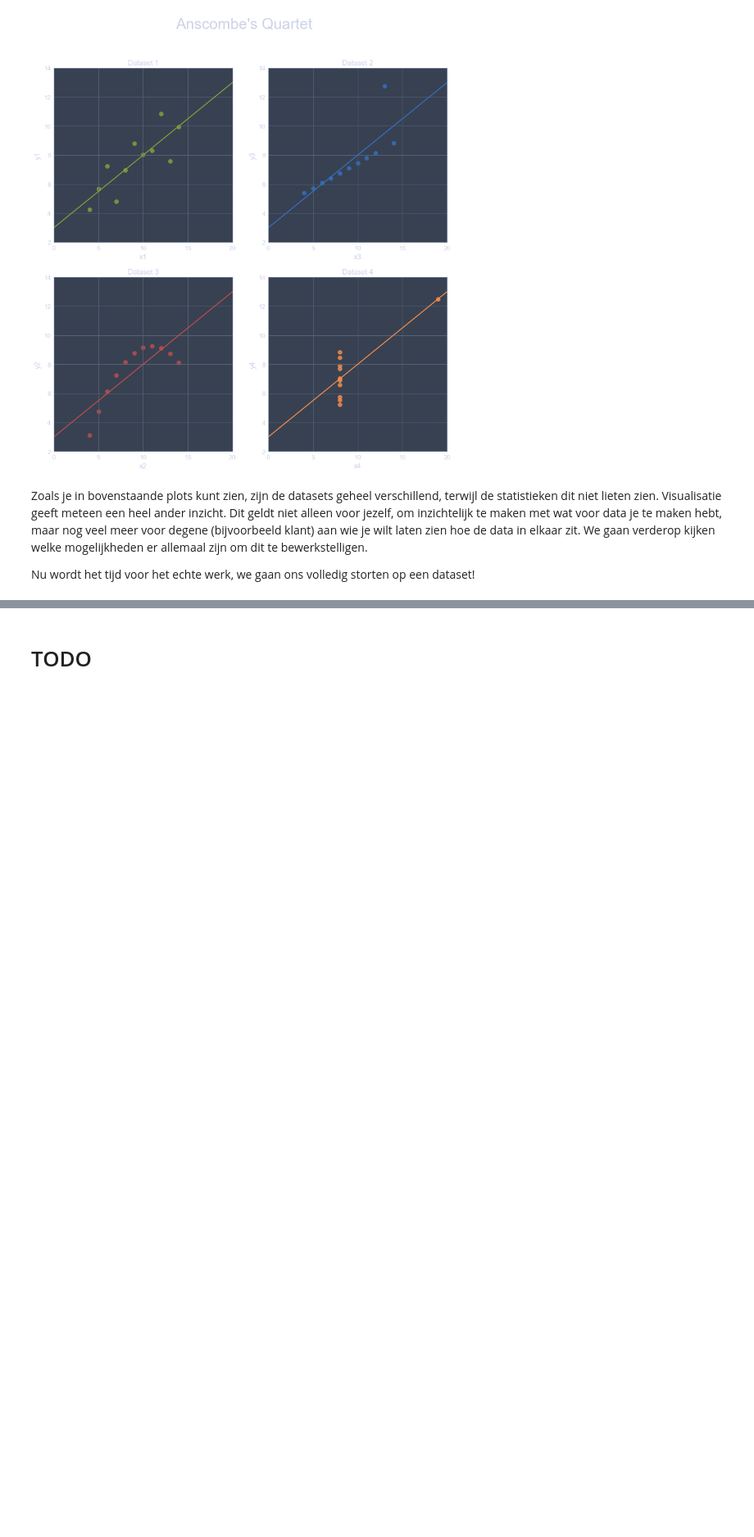
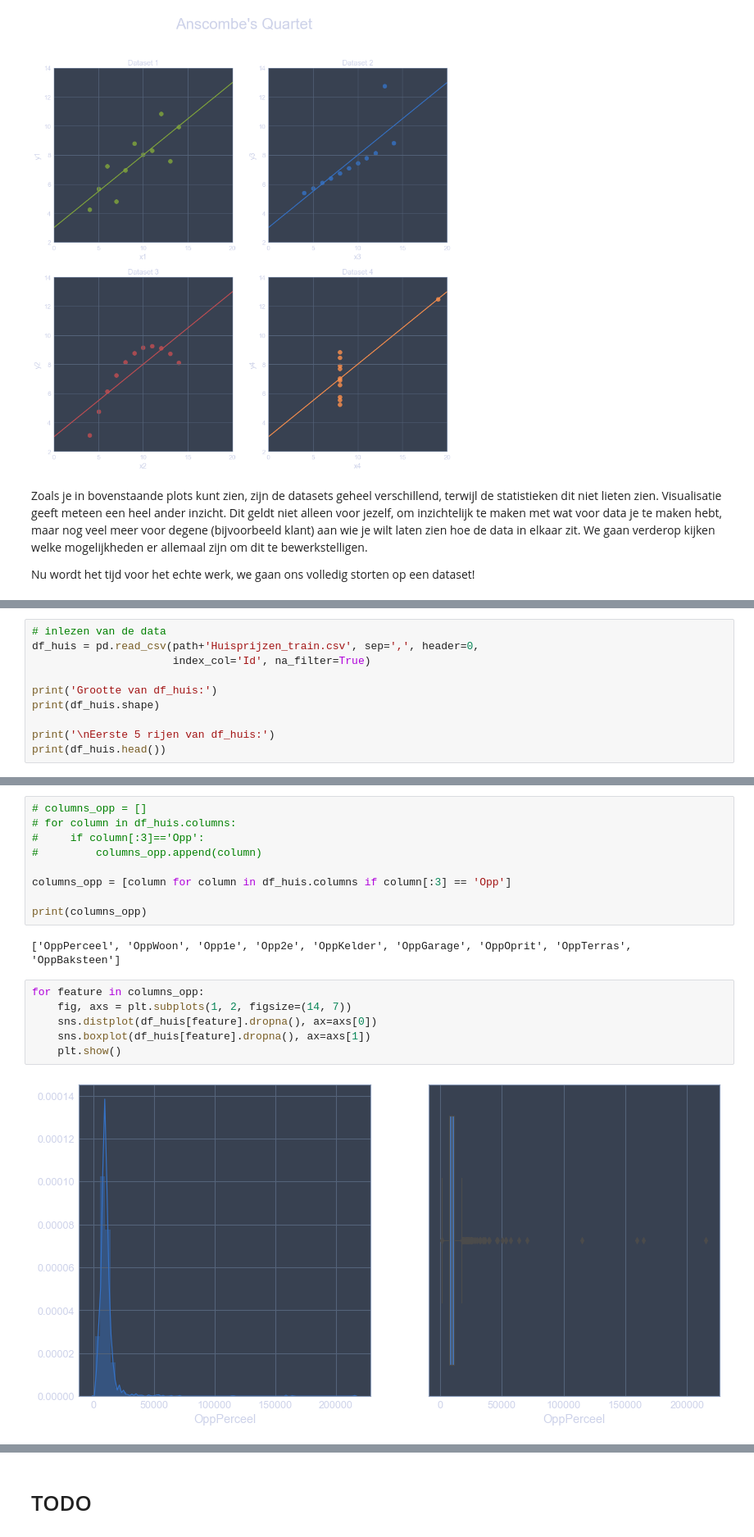
Before and after one commit to pvdwijdeven/Magion, a Jupyter notebook: SIG ML intro.ipynb, the cells around one changed output, grey strips where cells are left out. Shown at 82% size. Drawn from its saved outputs; the diff is of its cells as text; blank space fills up the shorter version.

```diff
--- a/SIG ML intro.ipynb
+++ b/SIG ML intro.ipynb
@@ -228,0 +241,10 @@ Je kunt de originele (volledige) dataset + competitie [hier](https://www.kaggle.
+# %%
+# inlezen van de data
+df_huis = pd.read_csv(path+'Huisprijzen_train.csv', sep=',', header=0,
+                      index_col='Id', na_filter=True)
+
+print('Grootte van df_huis:')
+print(df_huis.shape)
+
+print('\nEerste 5 rijen van df_huis:')
+print(df_huis.head())
@@ -228,0 +332,19 @@ Je kunt de originele (volledige) dataset + competitie [hier](https://www.kaggle.
+# %%
+# columns_opp = []
+# for column in df_huis.columns:
+#     if column[:3]=='Opp':
+#         columns_opp.append(column)
+
+columns_opp = [column for column in df_huis.columns if column[:3] == 'Opp']
+
+print(columns_opp)
+# %% [output]
+['OppPerceel', 'OppWoon', 'Opp1e', 'Opp2e', 'OppKelder', 'OppGarage', 'OppOprit', 'OppTerras', 'OppBaksteen']
+# %%
+for feature in columns_opp:
+    fig, axs = plt.subplots(1, 2, figsize=(14, 7))
+    sns.distplot(df_huis[feature].dropna(), ax=axs[0])
+    sns.boxplot(df_huis[feature].dropna(), ax=axs[1])
+    plt.show()
+# %% [output]
+[figure, added]
```
Also changed, not shown: parts of 10 cells of this notebook.
